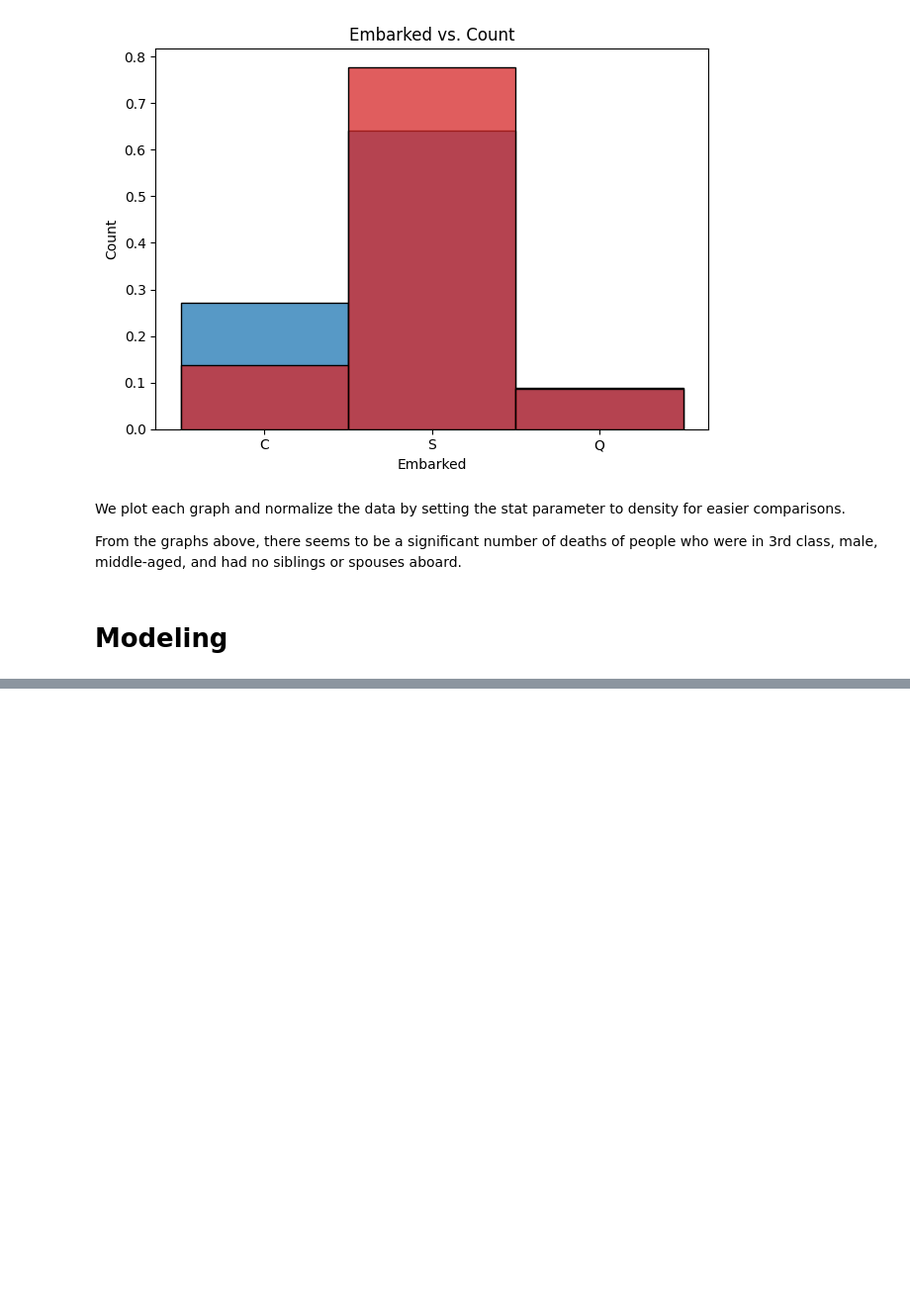
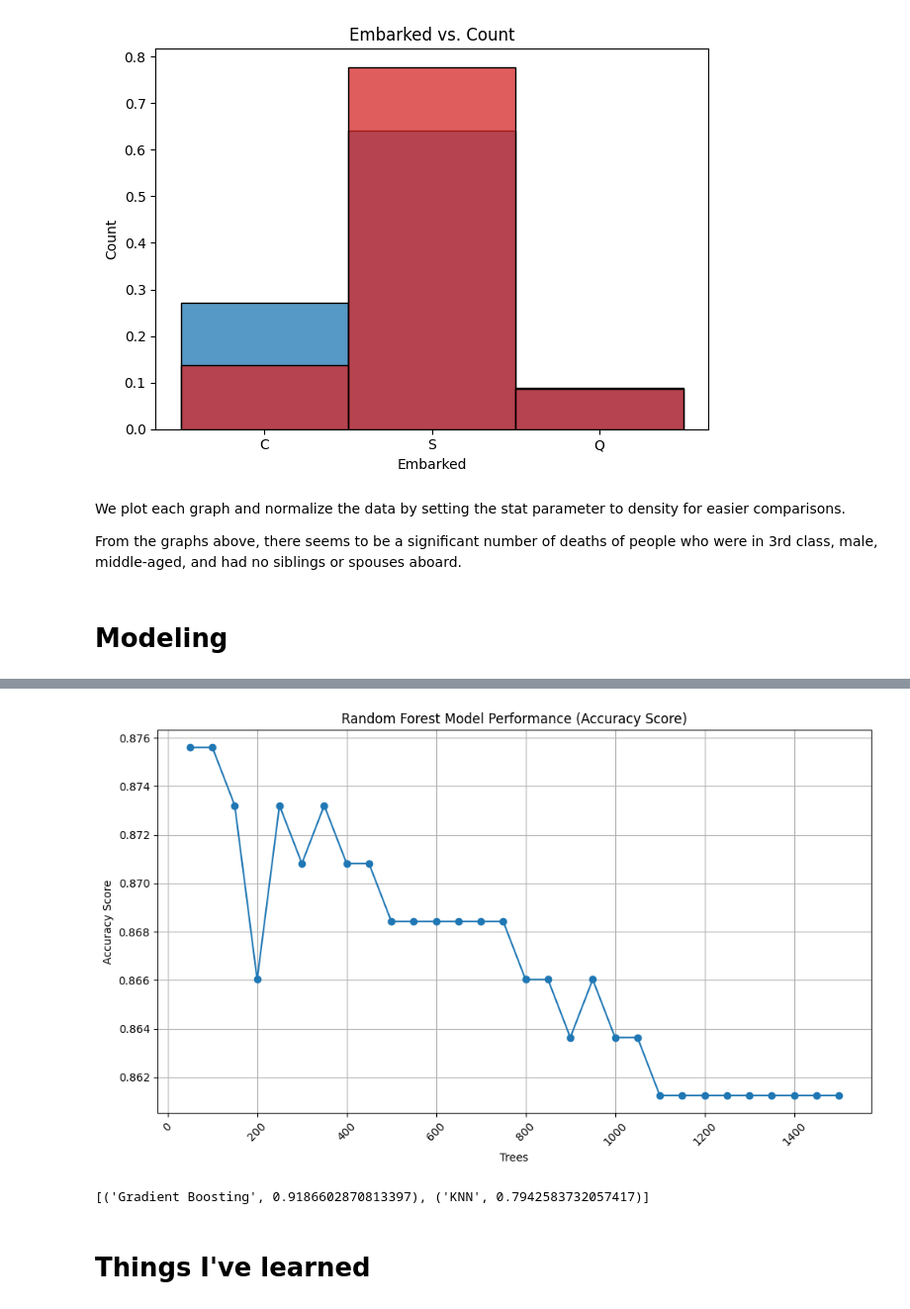
Before and after one commit to johne18/ml_learnings, a Jupyter notebook: [2] titanic-dataset.ipynb, the cells around one changed output, grey strips where cells are left out. Shown at 99% size. Drawn from its saved outputs; the diff is of its cells as text; code cells hidden in the pictures; blank space fills up the shorter version.

```diff
--- a/[2] titanic-dataset.ipynb
+++ b/[2] titanic-dataset.ipynb
@@ -369,0 +286,3 @@ full_df.head(1)
+# %%
+# combined_df["Sex"] = label_encoder.fit_transform(combined_df["Sex"])
+combined_df_encoded = combined_df["Sex"].map({"male": 0, "female": 1})
@@ -369,0 +304,3 @@ full_df.head(1)
+# %%
+combined_df["Sex"] = combined_df_encoded
+combined_df.head(3)
@@ -369,0 +312,20 @@ full_df.head(1)
+# %%
+x_train = combined_df[features].iloc[:891]
+x_test = combined_df[features].iloc[891:]
+# %%
+random_forest_scores = random_forest_model(x_train, x_test,
+                                           y_train, y_test,
+                                           total_trees=1500, depth=10)
+acc_score_df = pd.DataFrame(random_forest_scores)
+# %%
+plt.figure(figsize=(10, 6))
+plt.plot(acc_score_df['Trees'], acc_score_df['acc_score'], marker='o', linestyle='-')
+plt.title('Random Forest Model Performance (Accuracy Score)')
+plt.xlabel('Trees')
+plt.ylabel('Accuracy Score')
+plt.xticks(rotation=45)
+plt.grid(True)
+plt.tight_layout()
+plt.show()
+# %% [output]
+[figure, added]
@@ -369,0 +334,7 @@ full_df.head(1)
+# %%
+evaluation_models_scores
+# %% [output]
+[('Gradient Boosting', 0.9186602870813397), ('KNN', 0.7942583732057417)]
+# %% [markdown]
+Things I've learned
+=
```
Also changed, not shown: parts of 30 cells of this notebook.
